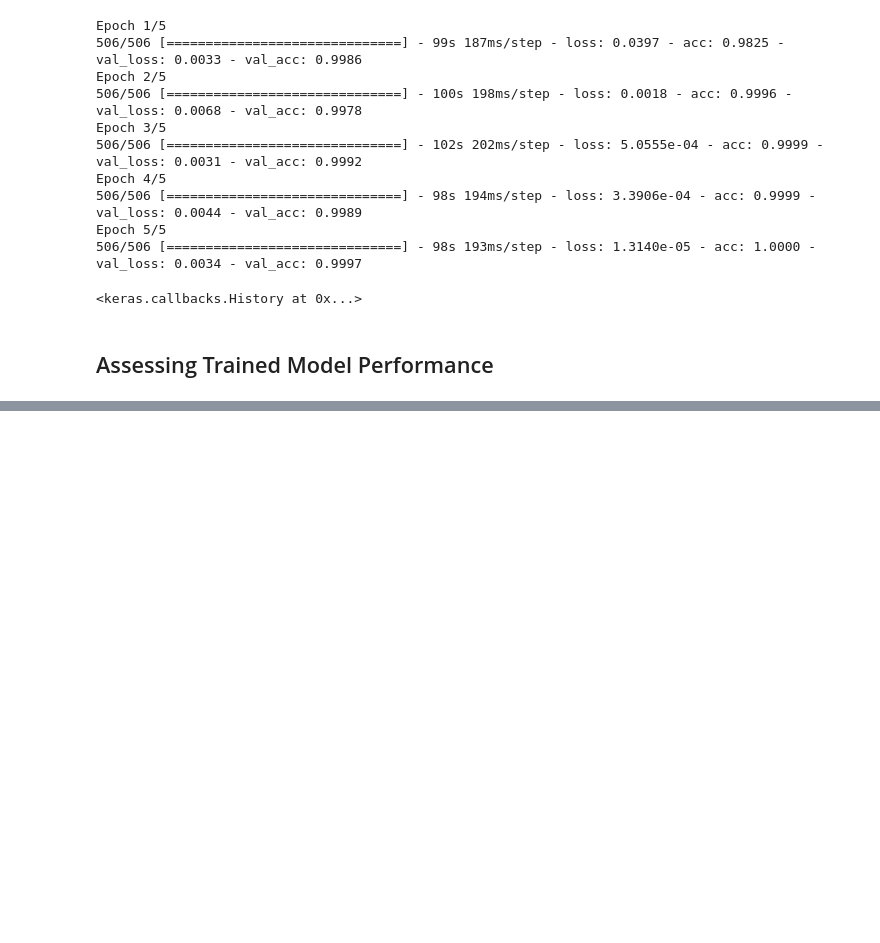
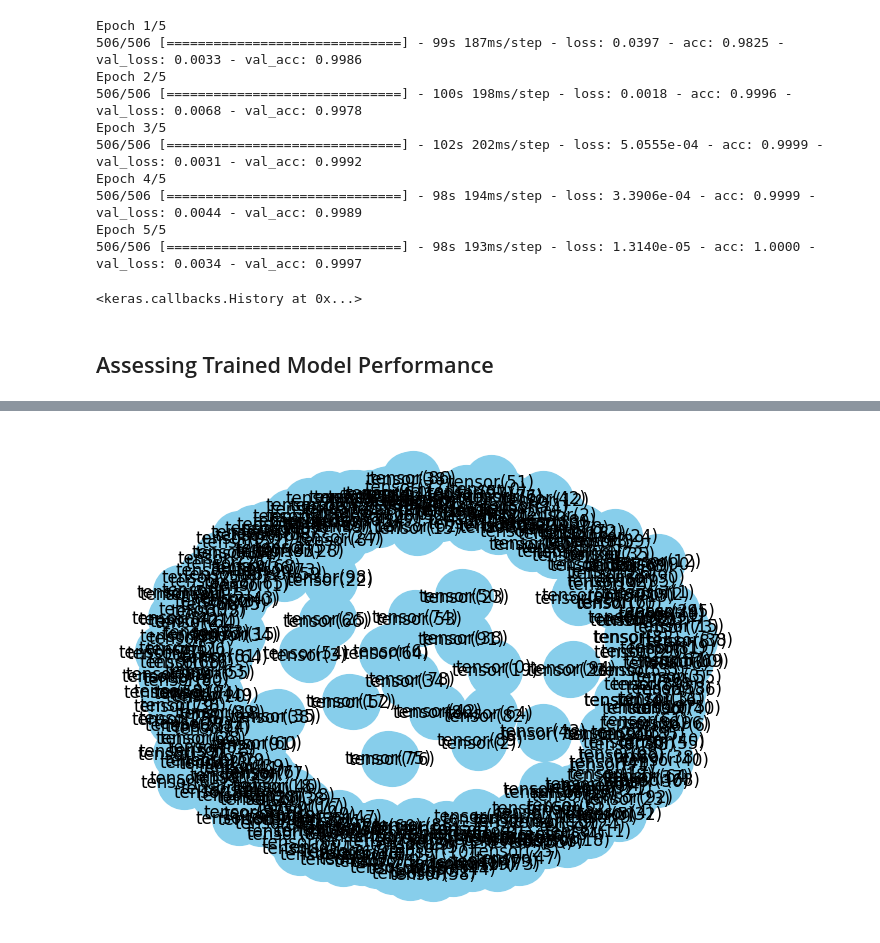
Before and after one commit to prabhjyot009/Deep-Learning, a Jupyter notebook: Fake News Detection.ipynb, the cells around one changed output, grey strips where cells are left out. Cells and saved outputs as stored; diff of their text form; code cells hidden in the pictures; blank space fills up the shorter version.

```diff
--- a/Fake News Detection.ipynb
+++ b/Fake News Detection.ipynb
@@ -493,0 +488,12 @@ tensor([[0.6132],
+# %%
+#visualizing the gnn graph with colors and edges and vertices.
+import networkx as nx
+import matplotlib.pyplot as plt
+
+G = nx.Graph()
+G.add_edges_from(edges)
+
+nx.draw(G, with_labels=True, node_color='skyblue', node_size=1500, edge_color='white')
+plt.show()
+# %% [output]
+[figure, added]
```
Also changed, not shown: parts of 9 cells of this notebook.
